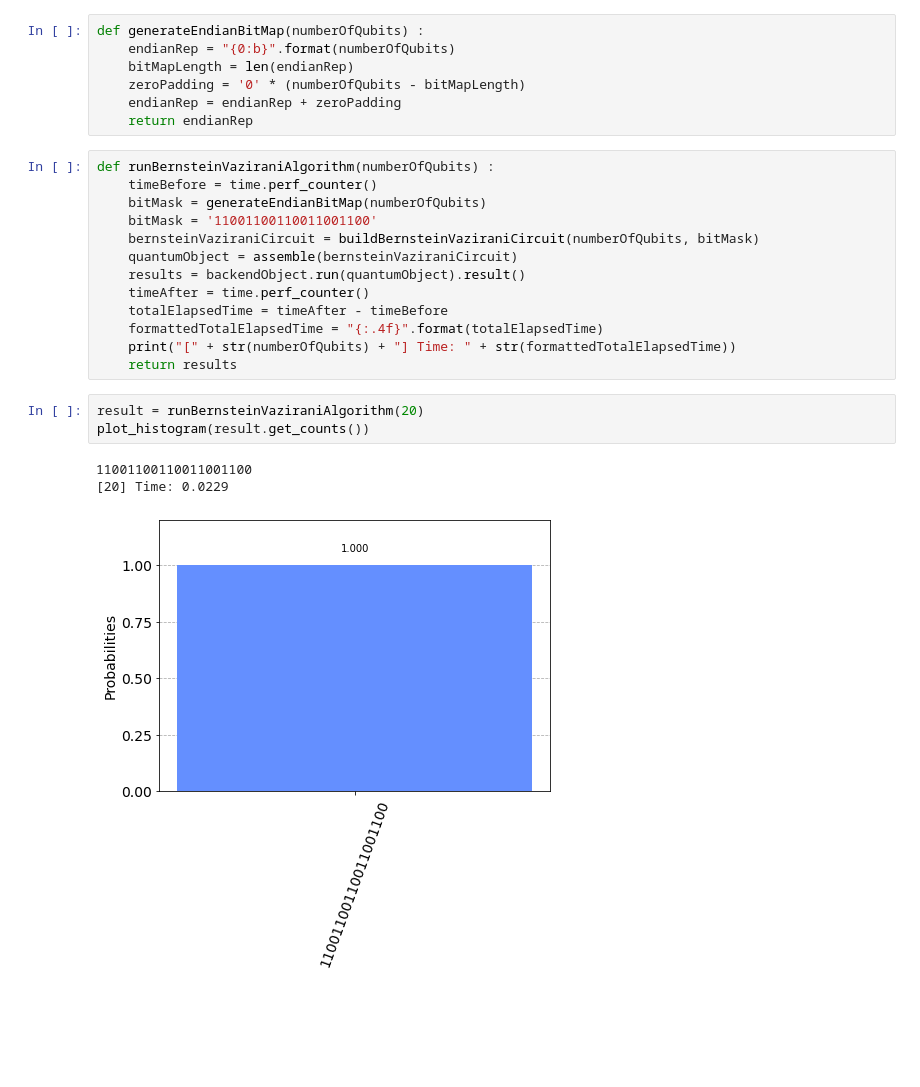
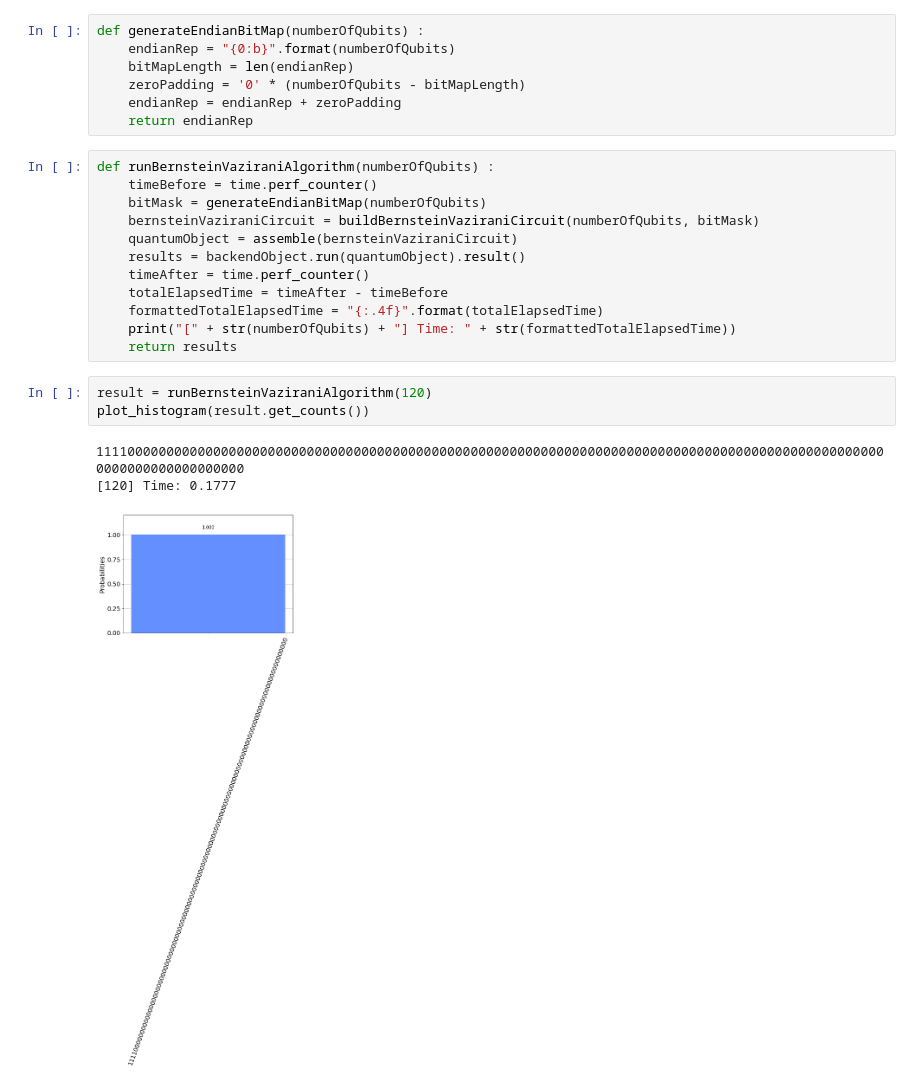
Before and after one commit to jorgeviegas/quantumalgorithms, a Jupyter notebook: qiskit/bernstein-vazirani/BernsteinVazirani.ipynb, the cells around one changed output. Saved outputs shown, nothing was run; the diff lists cells and outputs as text; blank space fills up the shorter version.

```diff
--- a/qiskit/bernstein-vazirani/BernsteinVazirani.ipynb
+++ b/qiskit/bernstein-vazirani/BernsteinVazirani.ipynb
@@ -66,7 +66,6 @@ def generateEndianBitMap(numberOfQubits) :
 def runBernsteinVaziraniAlgorithm(numberOfQubits) :
     timeBefore = time.perf_counter()
     bitMask = generateEndianBitMap(numberOfQubits)
-    bitMask = '11001100110011001100'
     bernsteinVaziraniCircuit = buildBernsteinVaziraniCircuit(numberOfQubits, bitMask)
     quantumObject = assemble(bernsteinVaziraniCircuit)
     results = backendObject.run(quantumObject).result()
@@ -76,9 +75,9 @@ def runBernsteinVaziraniAlgorithm(numberOfQubits) :
     print("[" + str(numberOfQubits) + "] Time: " + str(formattedTotalElapsedTime))
     return results
 # %%
-result = runBernsteinVaziraniAlgorithm(20)
+result = runBernsteinVaziraniAlgorithm(120)
 plot_histogram(result.get_counts())
 # %% [output]
-11001100110011001100
-[20] Time: 0.0229
+111100000000000000000000000000000000000000000000000000000000000000000000000000000000000000000000000000000000000000000000
+[120] Time: 0.1777
-[figure, old version]
+[figure, new version]
```
Also changed, not shown: 13 other files.
